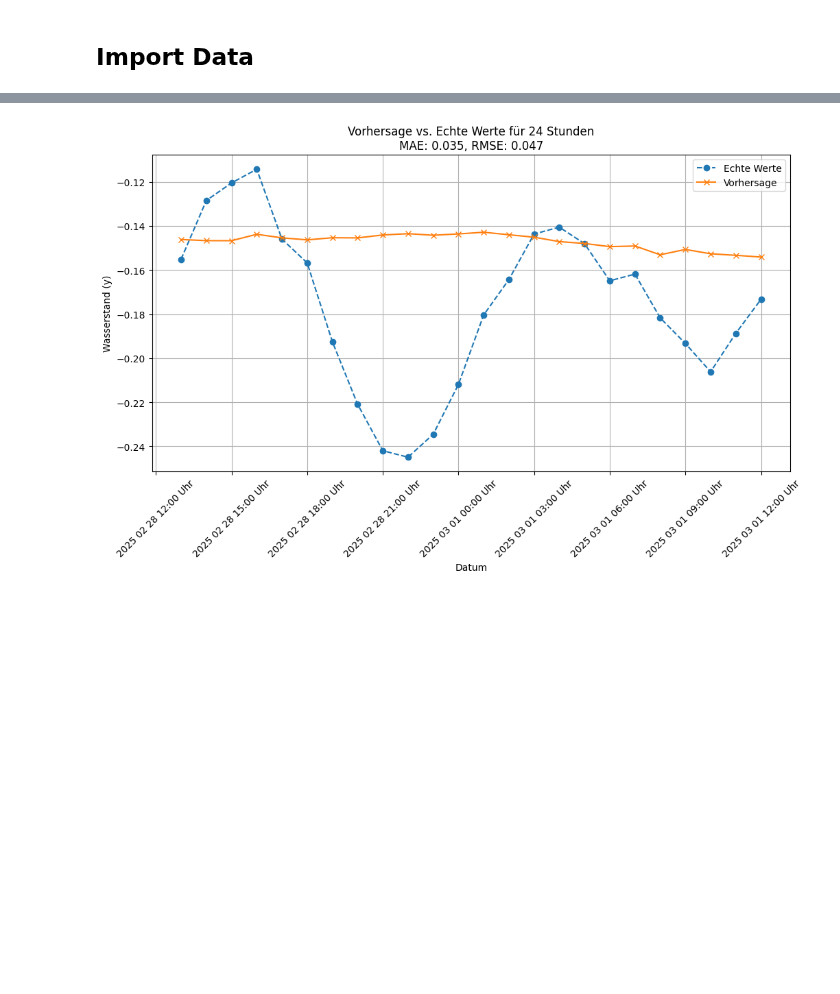
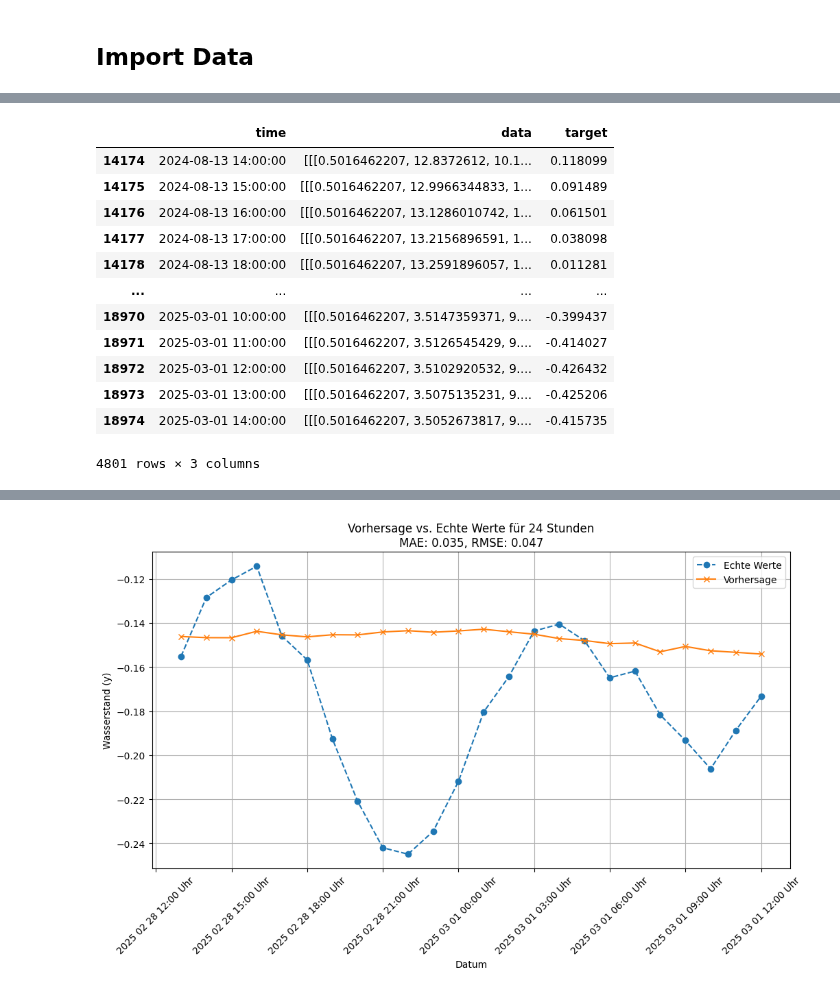
Before and after one commit to RATFIVE/GEOMAR-DeepLearning, a Jupyter notebook: app/backend/small-model copy.ipynb, the cells around one changed output, grey strips where cells are left out. Saved outputs shown, nothing was run; the diff lists cells and outputs as text; code cells hidden in the pictures; blank space fills up the shorter version.

```diff
--- a/app/backend/small-model copy.ipynb
+++ b/app/backend/small-model copy.ipynb
@@ -110,0 +107,27 @@ df_model_test = df_model[df_model['time'] >= '2025-02-01']
+# %%
+df_model["time"] = pd.to_datetime(df_model["time"])
+
+# Letzten Zeitwert finden
+last_time = df_model["time"].max()
+
+# 48 Stunden zurückrechnen
+start_time = last_time - pd.Timedelta(hours=4800)
+
+# Daten der letzten 48 Stunden filtern
+df_model_test = df_model[df_model["time"] >= start_time]
+df_model_train = df_model[df_model["time"] < start_time]
+display(df_model_test)
+# %% [output]
+|  | time | data | target |
+| 14174 | 2024-08-13 14:00:00 | [[[0.5016462207, 12.8372612, 10.1... | 0.118099 |
+| 14175 | 2024-08-13 15:00:00 | [[[0.5016462207, 12.9966344833, 1... | 0.091489 |
+| 14176 | 2024-08-13 16:00:00 | [[[0.5016462207, 13.1286010742, 1... | 0.061501 |
+| 14177 | 2024-08-13 17:00:00 | [[[0.5016462207, 13.2156896591, 1... | 0.038098 |
+| 14178 | 2024-08-13 18:00:00 | [[[0.5016462207, 13.2591896057, 1... | 0.011281 |
+| ... | ... | ... | ... |
+| 18970 | 2025-03-01 10:00:00 | [[[0.5016462207, 3.5147359371, 9.... | -0.399437 |
+| 18971 | 2025-03-01 11:00:00 | [[[0.5016462207, 3.5126545429, 9.... | -0.414027 |
+| 18972 | 2025-03-01 12:00:00 | [[[0.5016462207, 3.5102920532, 9.... | -0.426432 |
+| 18973 | 2025-03-01 13:00:00 | [[[0.5016462207, 3.5075135231, 9.... | -0.425206 |
+| 18974 | 2025-03-01 14:00:00 | [[[0.5016462207, 3.5052673817, 9.... | -0.415735 |
+4801 rows × 3 columns
```
Also changed, not shown: parts of 11 cells of this notebook.
